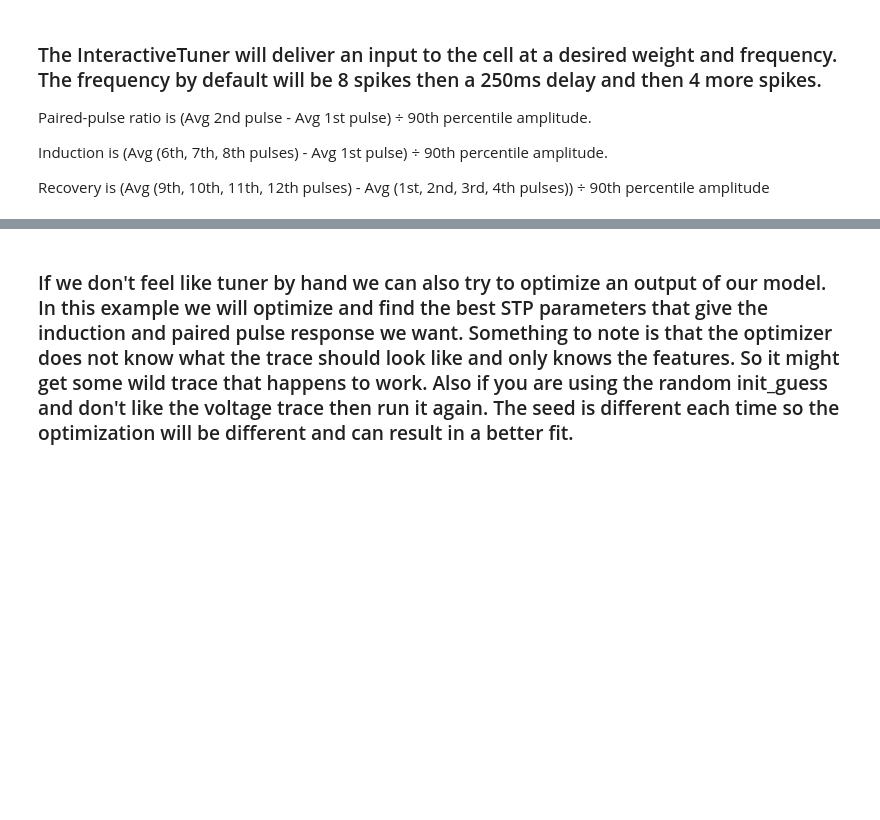
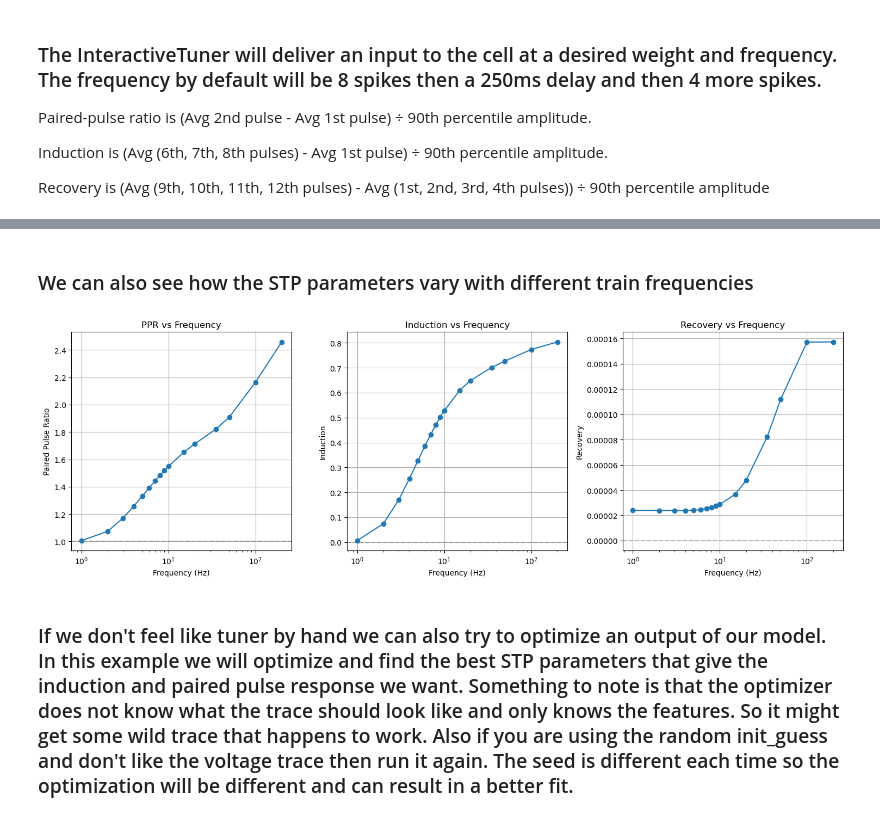
Before and after one commit to cyneuro/bmtool, a Jupyter notebook: examples/synapses/synaptic_tuner.ipynb, the cells around one changed output, grey strips where cells are left out. Cells and saved outputs as stored; diff of their text form; code cells hidden in the pictures; blank space fills up the shorter version.

Commit message:
small changes and improvements to syn tuner

```diff
--- a/examples/synapses/synaptic_tuner.ipynb
+++ b/examples/synapses/synaptic_tuner.ipynb
@@ -164,6 +182,12 @@ Values: avg([[ 6.9 , 13.16, 18.21, 22.25]]) - avg([[ 6.89, 13.16, 18.21, 22.24]]
 ([15.13]) - ([15.13]) / [31.62] = 0.000
 
 ========================================
+# %% [markdown]
+### We can also see how the STP parameters vary with different train frequencies
+# %%
+results = tuner.analyze_frequency_response()
+# %% [output]
+[figure, added]
 # %% [markdown]
 ### If we don't feel like tuner by hand we can also try to optimize an output of our model. In this example we will optimize and find the best STP parameters that give the induction and paired pulse response we want. Something to note is that the optimizer does not know what the trace should look like and only knows the features. So it might get some wild trace that happens to work. Also if you are using the random init_guess and don't like the voltage trace then run it again. The seed is different each time so the optimization will be different and can result in a better fit.
 # %% [markdown]
```
Also changed, not shown: parts of 4 cells of this notebook, 2 other files.
